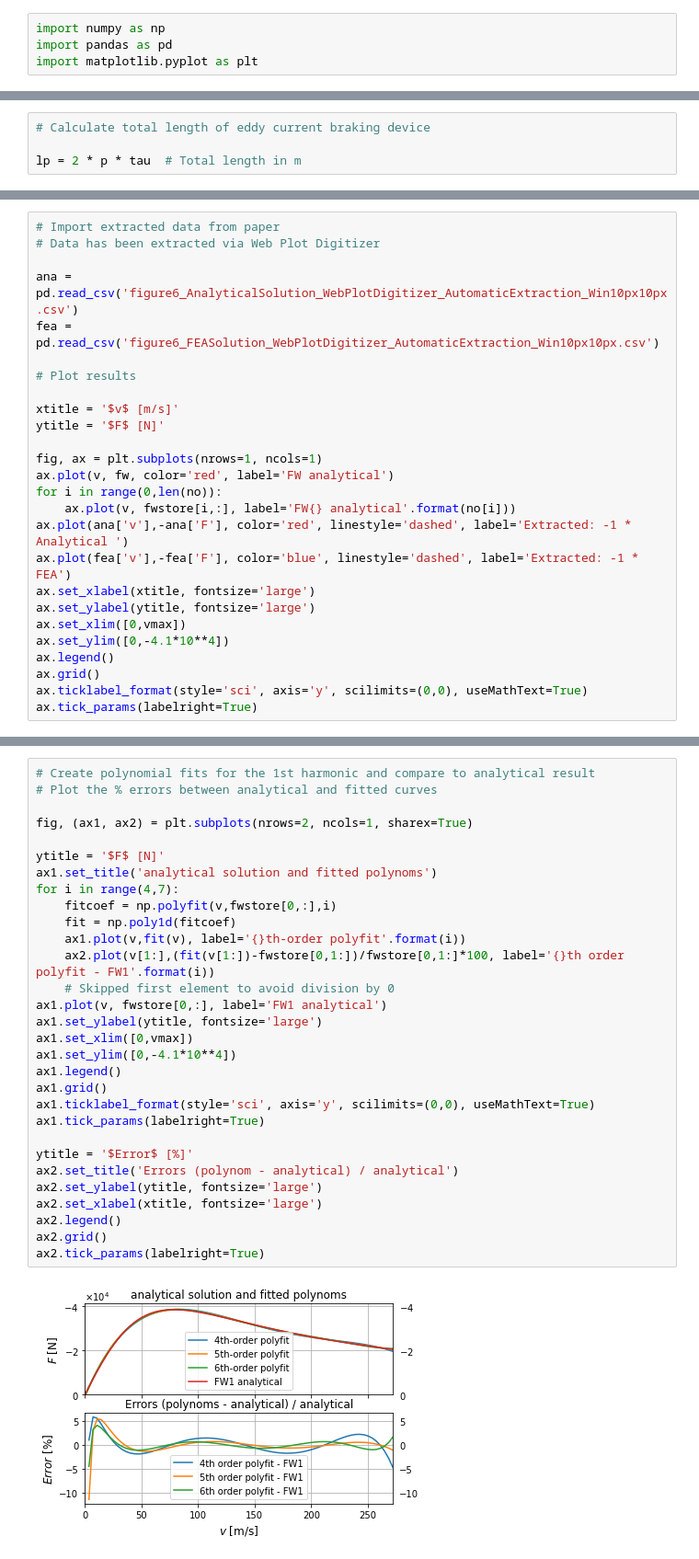
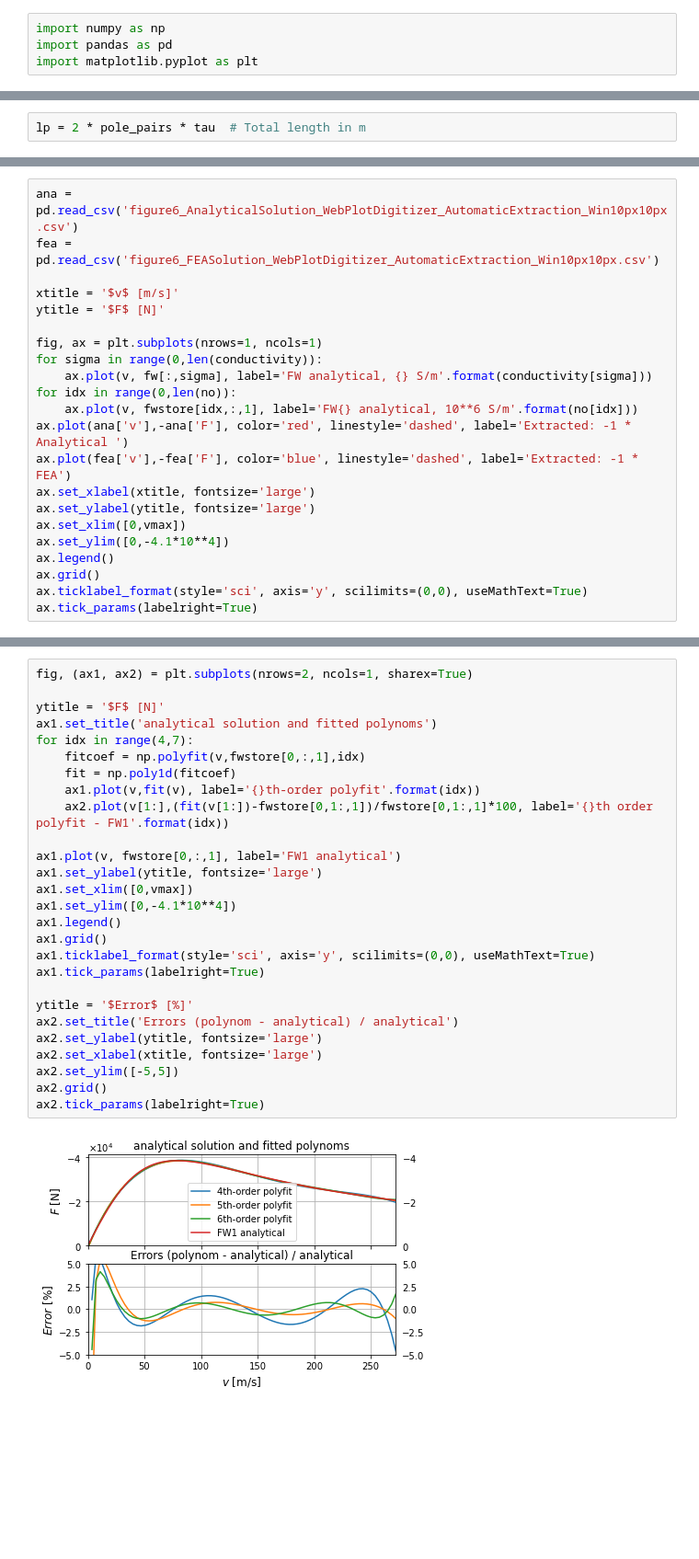
Before and after one commit to p-nieke/eddycurrentbrake, a Jupyter notebook: eddycurrentbrake.ipynb, the cells around one changed output, grey strips where cells are left out. Shown at 92% size. Cells and saved outputs as stored; diff of their text form; blank space fills up the shorter version.

```diff
--- a/eddycurrentbrake.ipynb
+++ b/eddycurrentbrake.ipynb
@@ -36,4 +38,2 @@ deltamod = delta * kc             # Modified air gap length in m
 # %%
-# Calculate total length of eddy current braking device
-
-lp = 2 * p * tau  # Total length in m
+lp = 2 * pole_pairs * tau  # Total length in m
@@ -80,19 +83,15 @@ for i in range(0,len(no)):
 # %%
-# Import extracted data from paper
-# Data has been extracted via Web Plot Digitizer
-
 ana = pd.read_csv('figure6_AnalyticalSolution_WebPlotDigitizer_AutomaticExtraction_Win10px10px.csv')
 fea = pd.read_csv('figure6_FEASolution_WebPlotDigitizer_AutomaticExtraction_Win10px10px.csv')
-
-# Plot results
 
 xtitle = '$v$ [m/s]'
 ytitle = '$F$ [N]'
 
 fig, ax = plt.subplots(nrows=1, ncols=1)
-ax.plot(v, fw, color='red', label='FW analytical')
-for i in range(0,len(no)):
-    ax.plot(v, fwstore[i,:], label='FW{} analytical'.format(no[i]))
+for sigma in range(0,len(conductivity)):
+    ax.plot(v, fw[:,sigma], label='FW analytical, {} S/m'.format(conductivity[sigma]))
+for idx in range(0,len(no)):
+    ax.plot(v, fwstore[idx,:,1], label='FW{} analytical, 10**6 S/m'.format(no[idx]))
 ax.plot(ana['v'],-ana['F'], color='red', linestyle='dashed', label='Extracted: -1 * Analytical ')
 ax.plot(fea['v'],-fea['F'], color='blue', linestyle='dashed', label='Extracted: -1 * FEA')
 ax.set_xlabel(xtitle, fontsize='large')
@@ -108,32 +116,29 @@ ax.tick_params(labelright=True)
 # %%
-# Create polynomial fits for the 1st harmonic and compare to analytical result
-# Plot the % errors between analytical and fitted curves
-
 fig, (ax1, ax2) = plt.subplots(nrows=2, ncols=1, sharex=True)
 
 ytitle = '$F$ [N]'
 ax1.set_title('analytical solution and fitted polynoms')
-for i in range(4,7):
-    fitcoef = np.polyfit(v,fwstore[0,:],i)
+for idx in range(4,7):
+    fitcoef = np.polyfit(v,fwstore[0,:,1],idx)
     fit = np.poly1d(fitcoef)
-    ax1.plot(v,fit(v), label='{}th-order polyfit'.format(i))
-    ax2.plot(v[1:],(fit(v[1:])-fwstore[0,1:])/fwstore[0,1:]*100, label='{}th order polyfit - FW1'.format(i))
-    # Skipped first element to avoid division by 0
-ax1.plot(v, fwstore[0,:], label='FW1 analytical')
+    ax1.plot(v,fit(v), label='{}th-order polyfit'.format(idx))
+    ax2.plot(v[1:],(fit(v[1:])-fwstore[0,1:,1])/fwstore[0,1:,1]*100, label='{}th order polyfit - FW1'.format(idx))
+
+ax1.plot(v, fwstore[0,:,1], label='FW1 analytical')
 ax1.set_ylabel(ytitle, fontsize='large')
 ax1.set_xlim([0,vmax])
 ax1.set_ylim([0,-4.1*10**4])
 ax1.legend()
 ax1.grid()
 ax1.ticklabel_format(style='sci', axis='y', scilimits=(0,0), useMathText=True)
 ax1.tick_params(labelright=True)
 
 ytitle = '$Error$ [%]'
 ax2.set_title('Errors (polynom - analytical) / analytical')
 ax2.set_ylabel(ytitle, fontsize='large')
 ax2.set_xlabel(xtitle, fontsize='large')
-ax2.legend()
+ax2.set_ylim([-5,5])
 ax2.grid()
 ax2.tick_params(labelright=True)
 # %% [output]
-[figure, old version]
+[figure, new version]
```
Also changed, not shown: parts of 9 cells of this notebook, 1 other file.
